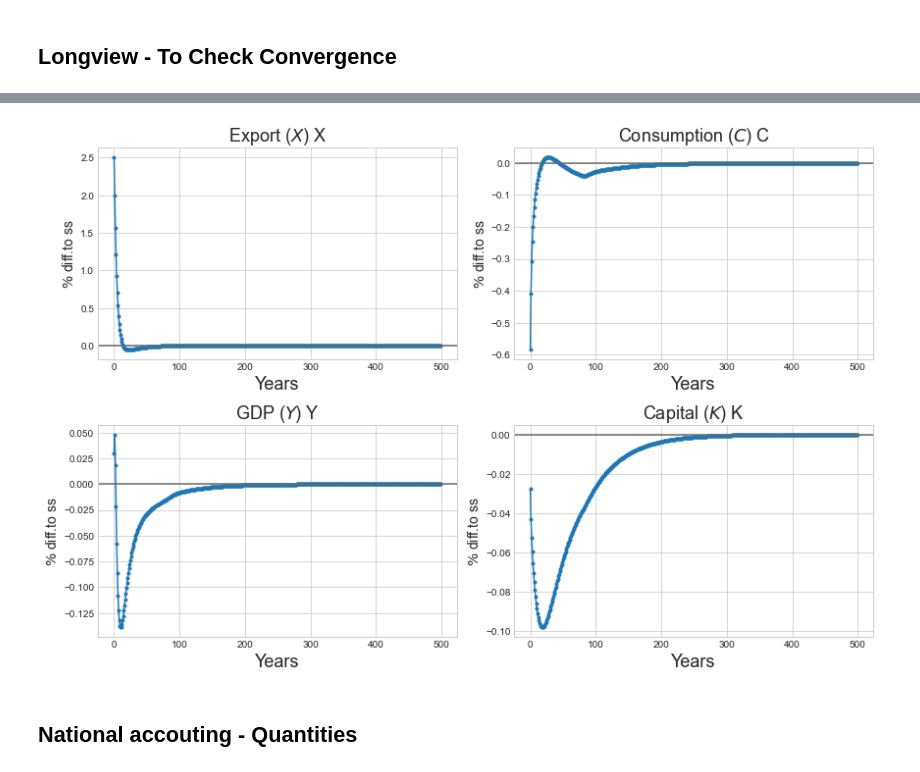
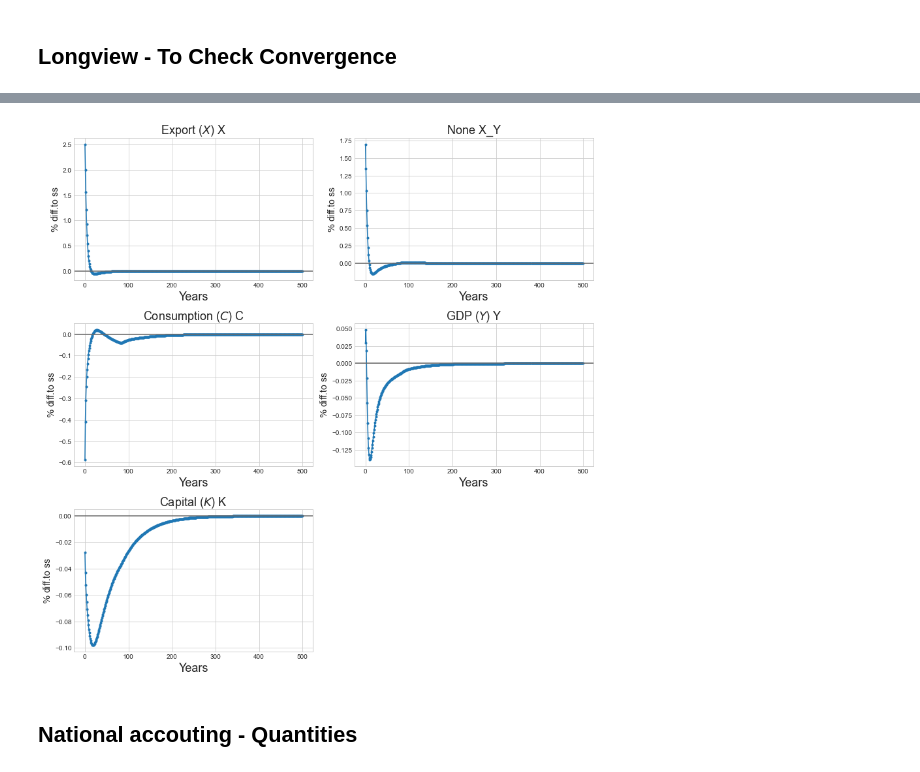
Before and after one commit to HansChristianPOLIT/MiniMAKRO, a Jupyter notebook: ExportShock.ipynb, the cells around one changed output, grey strips where cells are left out. Cells and saved outputs as stored; diff of their text form; code cells hidden in the pictures.

```diff
--- a/ExportShock.ipynb
+++ b/ExportShock.ipynb
@@ -106,6 +98,6 @@ model.plot_IRF(varlist=['X','C','Y','K'],T_IRF=par.T,ncol=2)
-# %%
-model.plot_IRF(varlist=['X','C','Y','K'],T_IRF=par.T,ncol=2)
-# %% [output]
-[figure, removed]
+# %%
+model.plot_IRF(varlist=['X','X_Y','C','Y','K'],T_IRF=par.T,ncol=2)
+# %% [output]
+[figure, added]
 # %% [markdown]
 ## National accouting - Quantities
```
Also changed, not shown: parts of 8 cells of this notebook, 3 other files.
